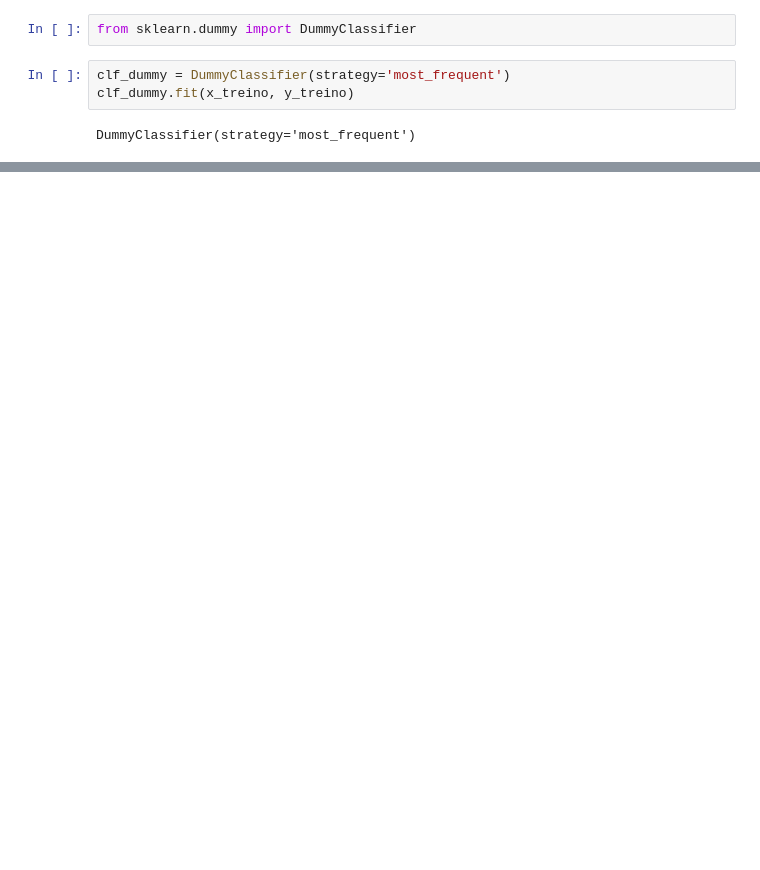
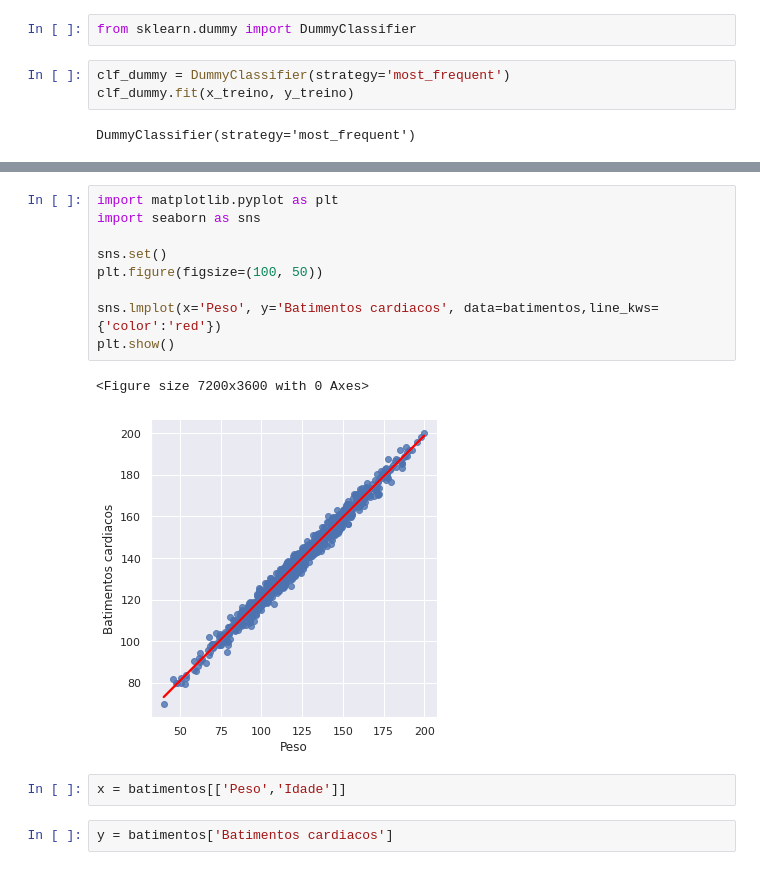
Before and after one commit to LucasFreitas98/Data-Science, a Jupyter notebook: exploring_SkLearn_library.ipynb, the cells around one changed output, grey strips where cells are left out. Saved outputs shown, nothing was run; the diff lists cells and outputs as text; blank space fills up the shorter version.

```diff
--- a/exploring_SkLearn_library.ipynb
+++ b/exploring_SkLearn_library.ipynb
@@ -113,0 +129,16 @@ clf_dummy.score(x_teste, y_teste)
+# %%
+import matplotlib.pyplot as plt
+import seaborn as sns
+
+sns.set()
+plt.figure(figsize=(100, 50))
+
+sns.lmplot(x='Peso', y='Batimentos cardiacos', data=batimentos,line_kws={'color':'red'})
+plt.show()
+# %% [output]
+<Figure size 7200x3600 with 0 Axes>
+[figure, added]
+# %%
+x = batimentos[['Peso','Idade']]
+# %%
+y = batimentos['Batimentos cardiacos']
```
Also changed, not shown: parts of 16 cells of this notebook.
